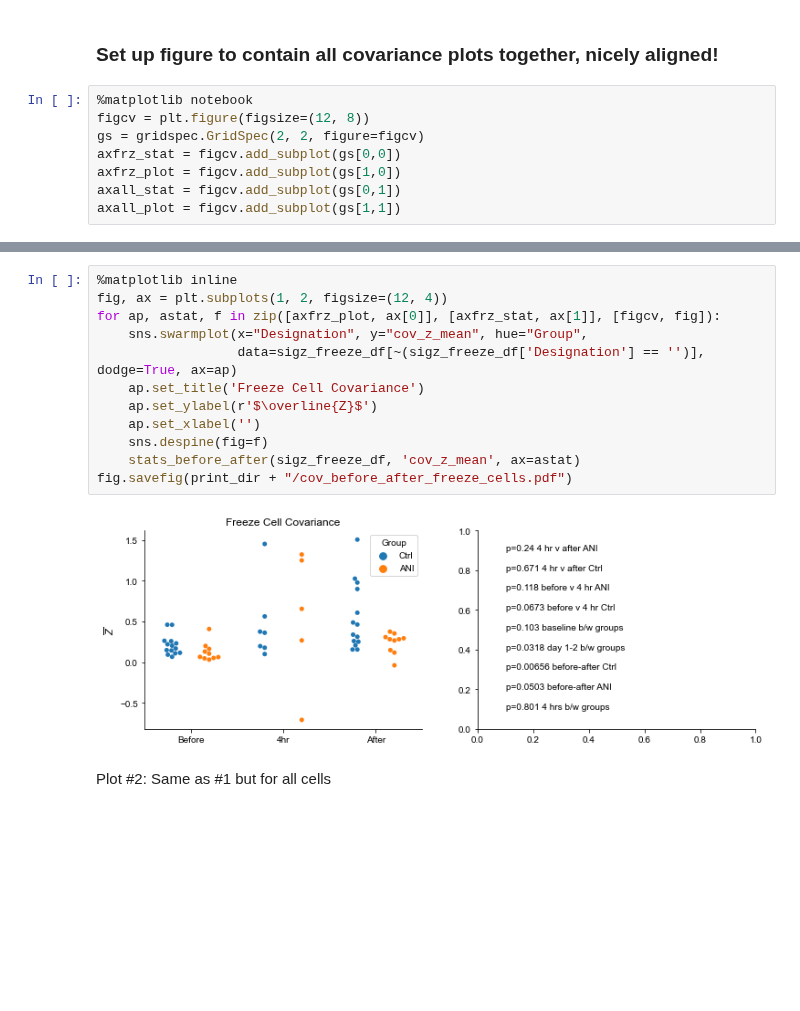
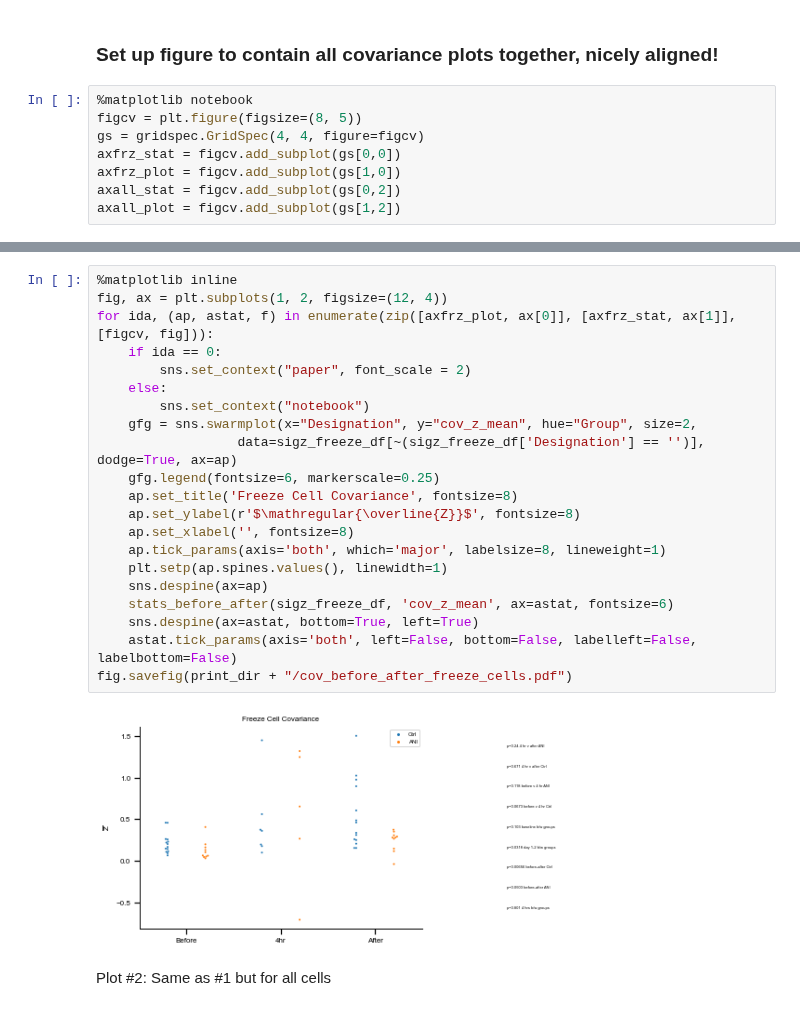
Before and after one commit to nkinsky/Eraser, a Jupyter notebook: Notebooks/COV_across_days.ipynb, the cells around one changed output, grey strips where cells are left out. Drawn from its saved outputs; the diff is of its cells as text; blank space fills up the shorter version.

Commit message:
manuscript plotting setup

```diff
--- a/Notebooks/COV_across_days.ipynb
+++ b/Notebooks/COV_across_days.ipynb
@@ -190,29 +194,38 @@ erp.match_max_lims(ax, axis='y')
 ### Set up figure to contain all covariance plots together, nicely aligned!
 # %%
 %matplotlib notebook
-figcv = plt.figure(figsize=(12, 8))
-gs = gridspec.GridSpec(2, 2, figure=figcv)
+figcv = plt.figure(figsize=(8, 5))
+gs = gridspec.GridSpec(4, 4, figure=figcv)
 axfrz_stat = figcv.add_subplot(gs[0,0])
 axfrz_plot = figcv.add_subplot(gs[1,0])
-axall_stat = figcv.add_subplot(gs[0,1])
-axall_plot = figcv.add_subplot(gs[1,1])
+axall_stat = figcv.add_subplot(gs[0,2])
+axall_plot = figcv.add_subplot(gs[1,2])
 # %% [output]
 [interactive output not drawn]
 [interactive output not drawn]
 # %%
 %matplotlib inline
 fig, ax = plt.subplots(1, 2, figsize=(12, 4))
-for ap, astat, f in zip([axfrz_plot, ax[0]], [axfrz_stat, ax[1]], [figcv, fig]):
-    sns.swarmplot(x="Designation", y="cov_z_mean", hue="Group",
+for ida, (ap, astat, f) in enumerate(zip([axfrz_plot, ax[0]], [axfrz_stat, ax[1]], [figcv, fig])):
+    if ida == 0:
+        sns.set_context("paper", font_scale = 2)
+    else:
+        sns.set_context("notebook")
+    gfg = sns.swarmplot(x="Designation", y="cov_z_mean", hue="Group", size=2,
                   data=sigz_freeze_df[~(sigz_freeze_df['Designation'] == '')], dodge=True, ax=ap)
-    ap.set_title('Freeze Cell Covariance')
-    ap.set_ylabel(r'$\overline{Z}$')
-    ap.set_xlabel('')
-    sns.despine(fig=f)
-    stats_before_after(sigz_freeze_df, 'cov_z_mean', ax=astat)
+    gfg.legend(fontsize=6, markerscale=0.25)
+    ap.set_title('Freeze Cell Covariance', fontsize=8)
+    ap.set_ylabel(r'$\mathregular{\overline{Z}}$', fontsize=8)
+    ap.set_xlabel('', fontsize=8)
+    ap.tick_params(axis='both', which='major', labelsize=8, lineweight=1)
+    plt.setp(ap.spines.values(), linewidth=1)
+    sns.despine(ax=ap)
+    stats_before_after(sigz_freeze_df, 'cov_z_mean', ax=astat, fontsize=6)
+    sns.despine(ax=astat, bottom=True, left=True)
+    astat.tick_params(axis='both', left=False, bottom=False, labelleft=False, labelbottom=False)
 fig.savefig(print_dir + "/cov_before_after_freeze_cells.pdf")
 # %% [output]
-[figure, old version]
+[figure, new version]
 # %% [markdown]
 Plot #2: Same as #1 but for all cells
 # %%
```
Also changed, not shown: parts of 14 cells of this notebook.
